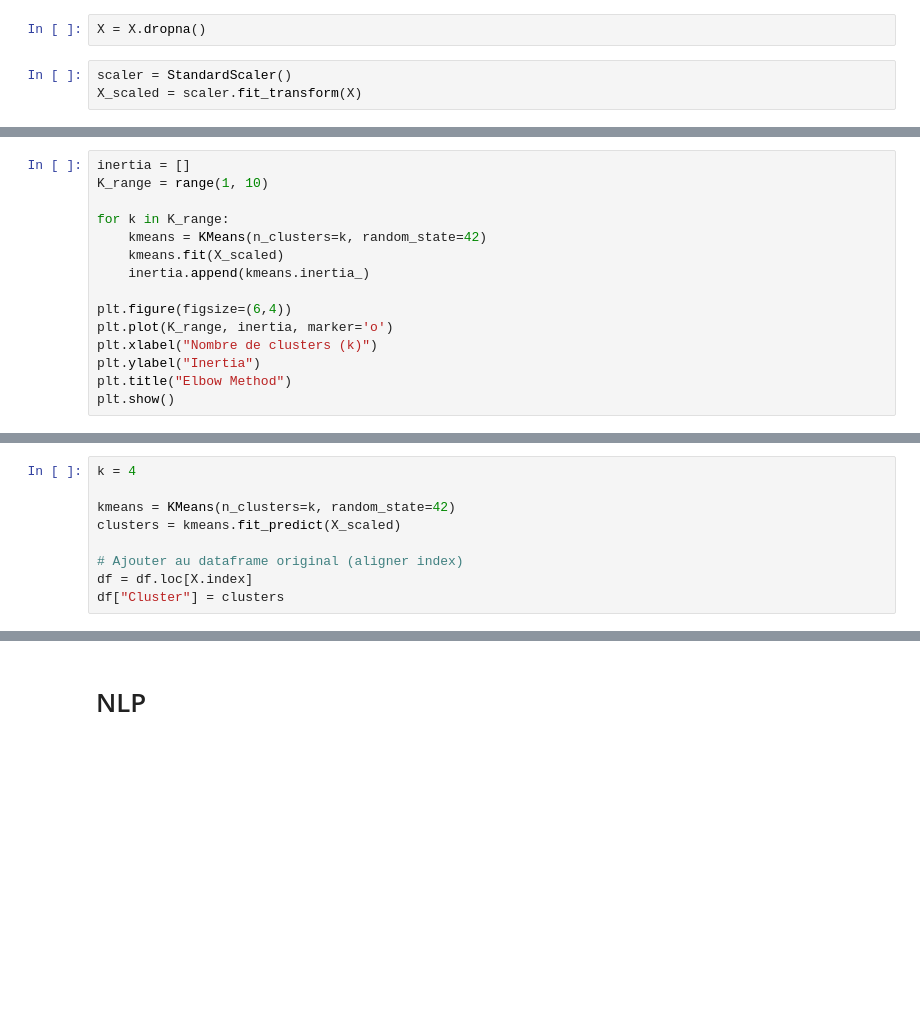
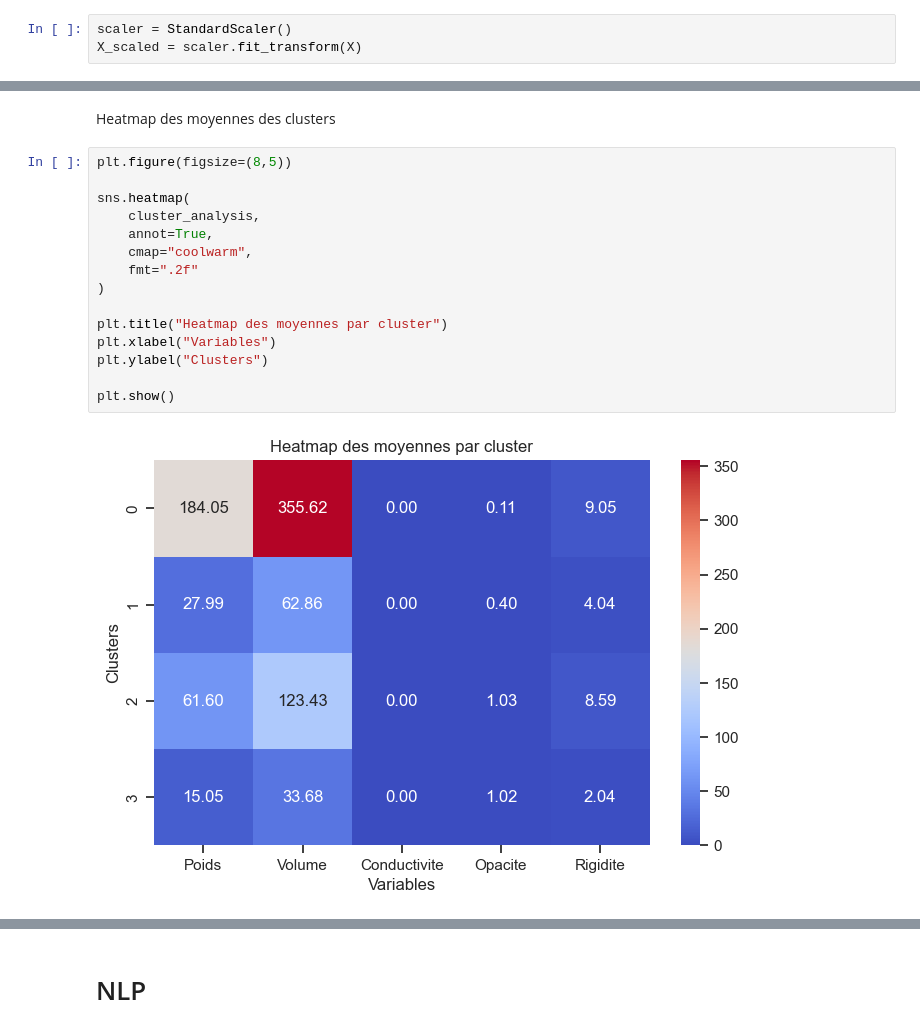
Before and after one commit to Test123599/ECOML, a Jupyter notebook: TpStandard - Copie.ipynb, the cells around one changed output, grey strips where cells are left out. Saved outputs shown, nothing was run; the diff lists cells and outputs as text; blank space fills up the shorter version.

Commit message:
Clustering 4 et Graphiques

```diff
--- a/TpStandard - Copie.ipynb
+++ b/TpStandard - Copie.ipynb
@@ -2483,5 +2376,3 @@ X = df[cols]
-# %%
-X = X.dropna()
 # %%
 scaler = StandardScaler()
 X_scaled = scaler.fit_transform(X)
@@ -2519,15 +2378,0 @@ Elbow Method
-# %%
-inertia = []
-K_range = range(1, 10)
-
-for k in K_range:
-    kmeans = KMeans(n_clusters=k, random_state=42)
-    kmeans.fit(X_scaled)
-    inertia.append(kmeans.inertia_)
-
-plt.figure(figsize=(6,4))
-plt.plot(K_range, inertia, marker='o')
-plt.xlabel("Nombre de clusters (k)")
-plt.ylabel("Inertia")
-plt.title("Elbow Method")
-plt.show()
@@ -2538,9 +2378,0 @@ Clustering KMeans
-# %%
-k = 4
-
-kmeans = KMeans(n_clusters=k, random_state=42)
-clusters = kmeans.fit_predict(X_scaled)
-
-# Ajouter au dataframe original (aligner index)
-df = df.loc[X.index]
-df["Cluster"] = clusters
@@ -2597,0 +2465,19 @@ plt.show()
+# %% [markdown]
+Heatmap des moyennes des clusters
+# %%
+plt.figure(figsize=(8,5))
+
+sns.heatmap(
+    cluster_analysis,
+    annot=True,
+    cmap="coolwarm",
+    fmt=".2f"
+)
+
+plt.title("Heatmap des moyennes par cluster")
+plt.xlabel("Variables")
+plt.ylabel("Clusters")
+
+plt.show()
+# %% [output]
+[figure, added]
```
Also changed, not shown: parts of 54 cells of this notebook, 3 other files.
